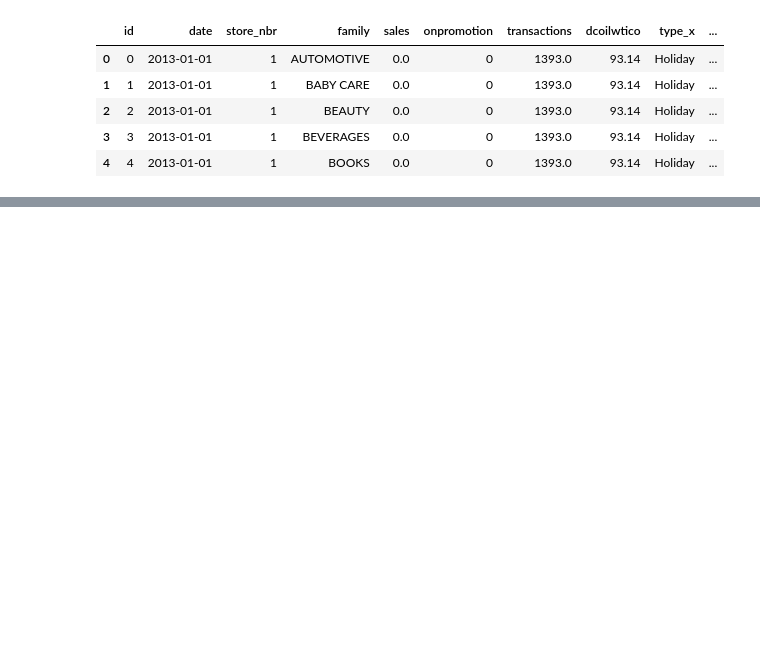
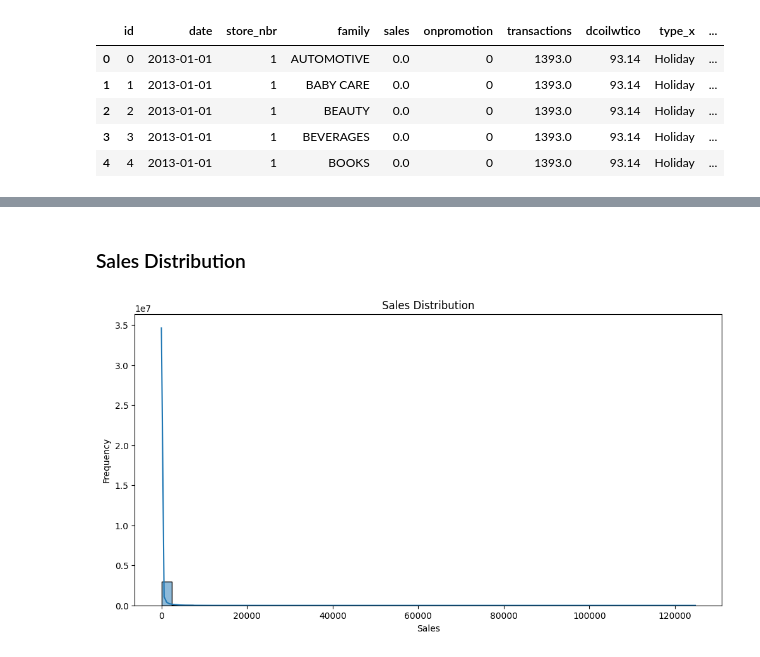
Before and after one commit to BabaMalik/Reatil_Sales_forecaseting, a Jupyter notebook: notebooks/retail_sales_forecasting.ipynb, the cells around one changed output, grey strips where cells are left out. Cells and saved outputs as stored; diff of their text form; code cells hidden in the pictures; blank space fills up the shorter version.

```diff
--- a/notebooks/retail_sales_forecasting.ipynb
+++ b/notebooks/retail_sales_forecasting.ipynb
@@ -177,0 +335,11 @@ array(['Holiday', 'No Holiday', 'Work Day', 'Additional', 'Event',
+# %% [markdown]
+### Sales Distribution
+# %%
+plt.figure(figsize=(12, 6))
+sns.histplot(train_df["sales"], bins=50, kde=True)
+plt.title("Sales Distribution")
+plt.xlabel("Sales")
+plt.ylabel("Frequency")
+plt.show()
+# %% [output]
+[figure, added]
```
Also changed, not shown: parts of 52 cells of this notebook.
